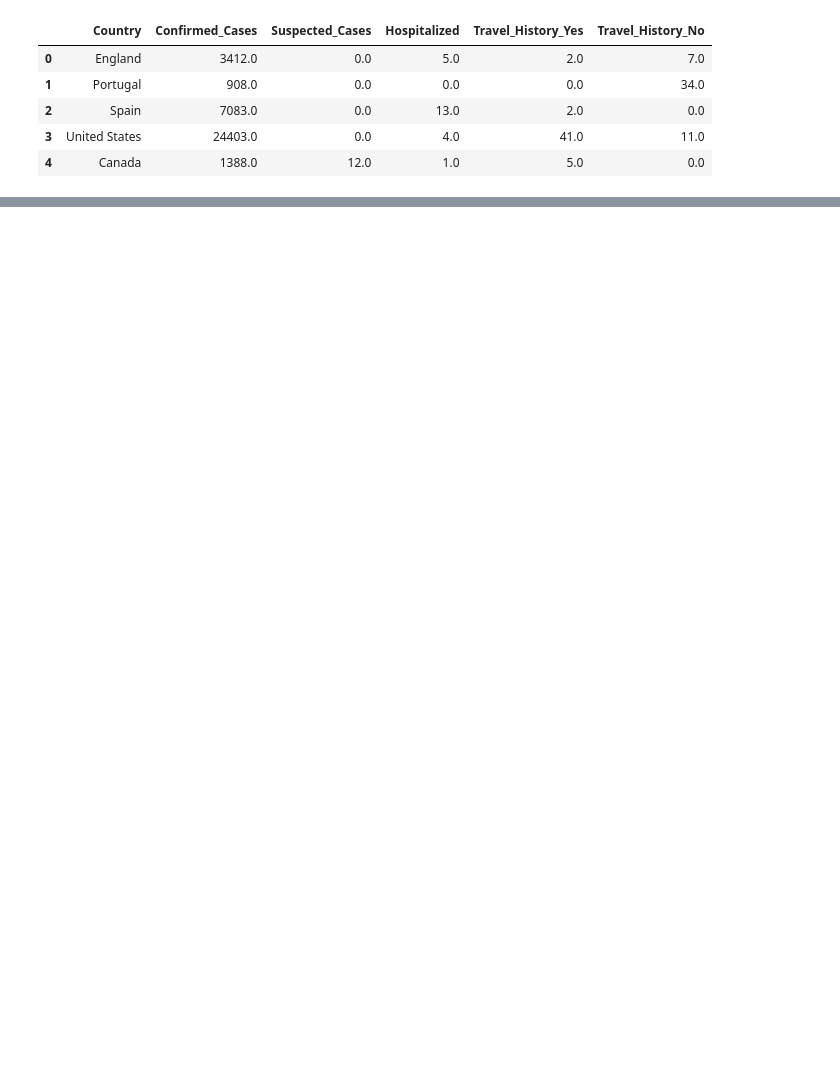
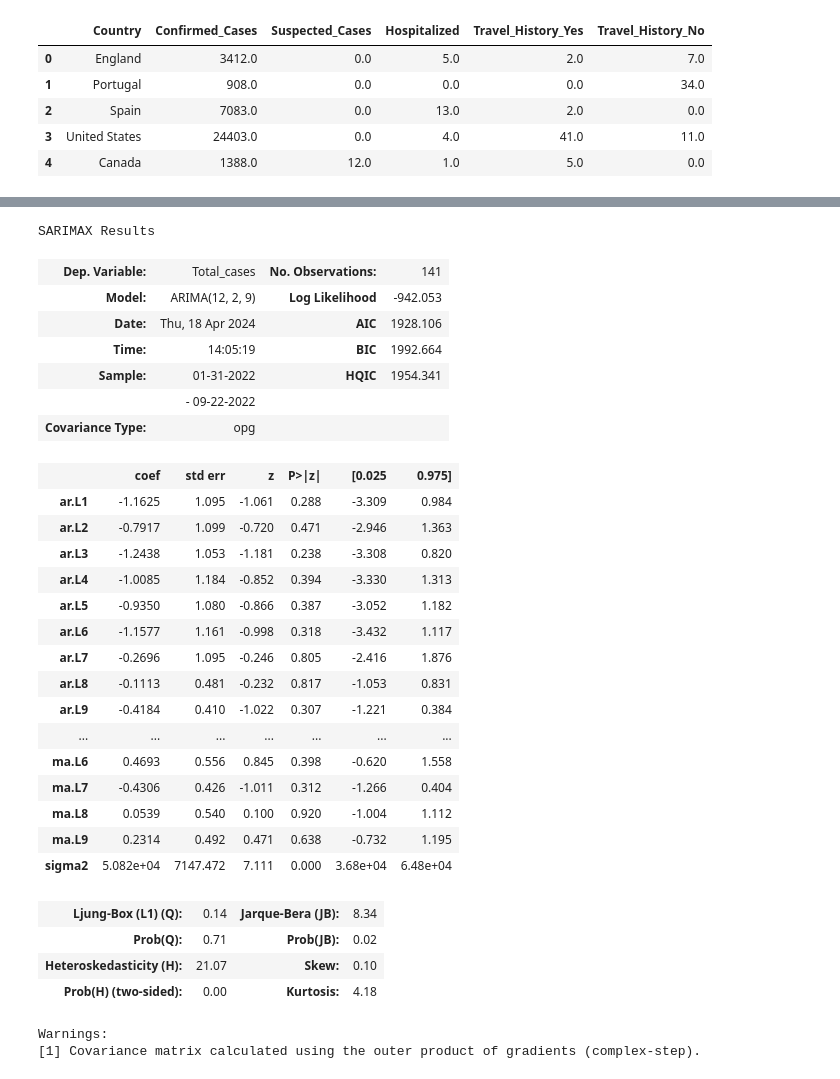
Before and after one commit to SuryaVamshi04/SyMPox, a Jupyter notebook: SyMPox/main.ipynb, the cells around one changed output, grey strips where cells are left out. Saved outputs shown, nothing was run; the diff lists cells and outputs as text; code cells hidden in the pictures; blank space fills up the shorter version.

```diff
--- a/SyMPox/main.ipynb
+++ b/SyMPox/main.ipynb
@@ -159,0 +217,33 @@ plot_map(Case_worldwide,'Confirmed_Cases', 'Confirmed Cases by Country')
+# %%
+arima_model.summary()
+# %% [output]
+SARIMAX Results
+| Dep. Variable: | Total_cases | No. Observations: | 141 |
+| Model: | ARIMA(12, 2, 9) | Log Likelihood | -942.053 |
+| Date: | Thu, 18 Apr 2024 | AIC | 1928.106 |
+| Time: | 14:05:19 | BIC | 1992.664 |
+| Sample: | 01-31-2022 | HQIC | 1954.341 |
+|  | - 09-22-2022 |  |  |
+| Covariance Type: | opg |  |  |
+|  | coef | std err | z | P>|z| | [0.025 | 0.975] |
+| ar.L1 | -1.1625 | 1.095 | -1.061 | 0.288 | -3.309 | 0.984 |
+| ar.L2 | -0.7917 | 1.099 | -0.720 | 0.471 | -2.946 | 1.363 |
+| ar.L3 | -1.2438 | 1.053 | -1.181 | 0.238 | -3.308 | 0.820 |
+| ar.L4 | -1.0085 | 1.184 | -0.852 | 0.394 | -3.330 | 1.313 |
+| ar.L5 | -0.9350 | 1.080 | -0.866 | 0.387 | -3.052 | 1.182 |
+| ar.L6 | -1.1577 | 1.161 | -0.998 | 0.318 | -3.432 | 1.117 |
+| ar.L7 | -0.2696 | 1.095 | -0.246 | 0.805 | -2.416 | 1.876 |
+| ar.L8 | -0.1113 | 0.481 | -0.232 | 0.817 | -1.053 | 0.831 |
+| ar.L9 | -0.4184 | 0.410 | -1.022 | 0.307 | -1.221 | 0.384 |
+| ... | ... | ... | ... | ... | ... | ... |
+| ma.L6 | 0.4693 | 0.556 | 0.845 | 0.398 | -0.620 | 1.558 |
+| ma.L7 | -0.4306 | 0.426 | -1.011 | 0.312 | -1.266 | 0.404 |
+| ma.L8 | 0.0539 | 0.540 | 0.100 | 0.920 | -1.004 | 1.112 |
+| ma.L9 | 0.2314 | 0.492 | 0.471 | 0.638 | -0.732 | 1.195 |
+| sigma2 | 5.082e+04 | 7147.472 | 7.111 | 0.000 | 3.68e+04 | 6.48e+04 |
+| Ljung-Box (L1) (Q): | 0.14 | Jarque-Bera (JB): | 8.34 |
+| Prob(Q): | 0.71 | Prob(JB): | 0.02 |
+| Heteroskedasticity (H): | 21.07 | Skew: | 0.10 |
+| Prob(H) (two-sided): | 0.00 | Kurtosis: | 4.18 |
+Warnings:
+[1] Covariance matrix calculated using the outer product of gradients (complex-step).
```
Also changed, not shown: parts of 28 cells of this notebook.
